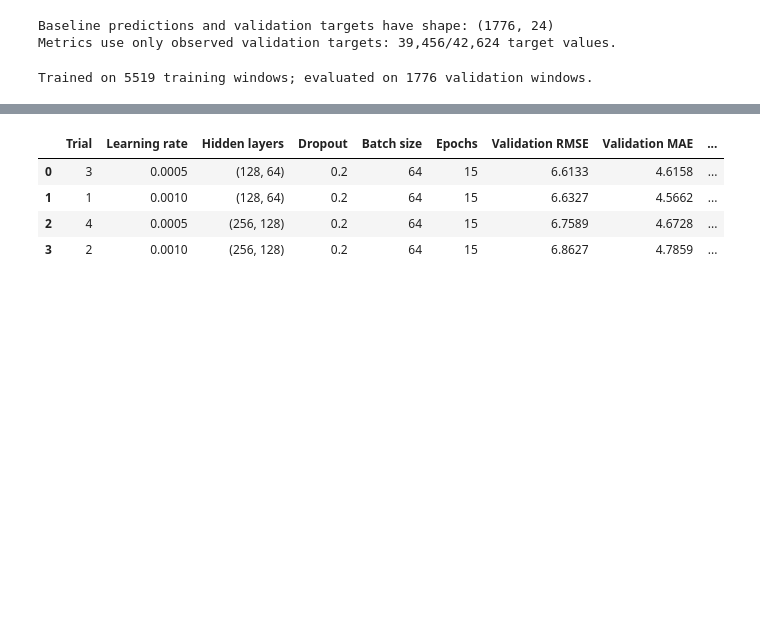
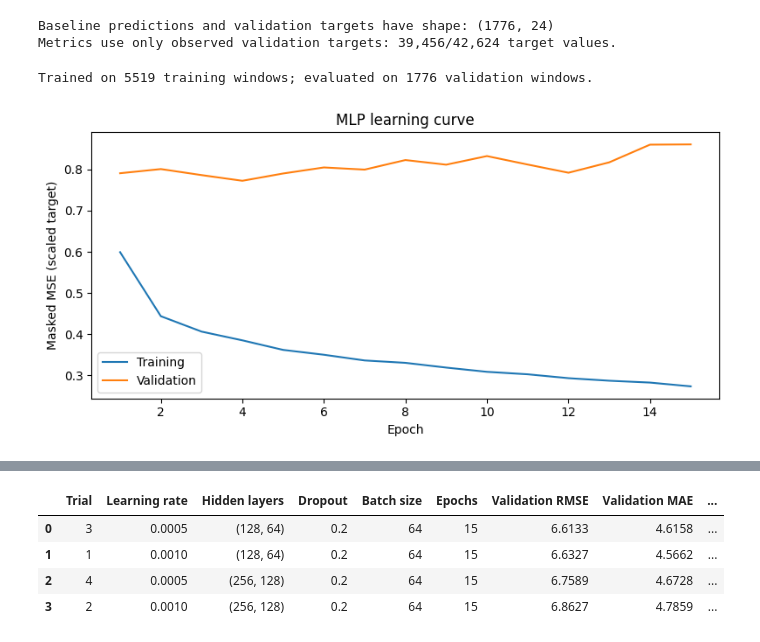
Before and after one commit to HarjapP/4010Project, a Jupyter notebook: practice_stage1_clean.ipynb, the cells around one changed output, grey strips where cells are left out. Saved outputs shown, nothing was run; the diff lists cells and outputs as text; code cells hidden in the pictures; blank space fills up the shorter version.

Commit message:
learning

```diff
--- a/practice_stage1_clean.ipynb
+++ b/practice_stage1_clean.ipynb
@@ -303,38 +310,64 @@ def masked_mse_loss(predictions, targets, target_mask):
 
 criterion = masked_mse_loss
 optimizer = torch.optim.Adam(mlp_model.parameters(), lr=learning_rate)
+mlp_training_losses, mlp_validation_losses = [], []
+val_tensor = torch.tensor(X_val, dtype=torch.float32, device=device)
+val_targets_tensor = torch.tensor(np.nan_to_num(y_val, nan=0.0), dtype=torch.float32, device=device)
+val_mask_tensor = torch.tensor(val_target_mask, dtype=torch.float32, device=device)
 
 # Only training batches contribute gradients or optimizer updates.
 mlp_training_start = time.perf_counter()
 for epoch in range(epochs):
     mlp_model.train()
+    epoch_loss_sum, epoch_target_count = 0.0, 0
     for batch_x, batch_y, batch_mask in train_loader:
         batch_x = batch_x.to(device)
         batch_y = batch_y.to(device)
         batch_mask = batch_mask.to(device)
 
         optimizer.zero_grad()
         predictions = mlp_model(batch_x)
         loss = criterion(predictions, batch_y, batch_mask)
         loss.backward()
         optimizer.step()
+        observed_count = int(batch_mask.sum().item())
+        epoch_loss_sum += loss.item() * observed_count
+        epoch_target_count += observed_count
+
+    mlp_training_losses.append(epoch_loss_sum / epoch_target_count)
+    mlp_model.eval()
+    with torch.no_grad():
+        val_predictions = mlp_model(val_tensor)
+        mlp_validation_losses.append(
+            criterion(val_predictions, val_targets_tensor, val_mask_tensor).item()
+        )
 mlp_training_seconds = time.perf_counter() - mlp_training_start
 
 # Validation is evaluation-only; it does not update model parameters.
 mlp_model.eval()
 validation_start = time.perf_counter()
 with torch.no_grad():
-    val_tensor = torch.tensor(X_val, dtype=torch.float32, device=device)
     mlp_pred_scaled = mlp_model(val_tensor).cpu().numpy()
 mlp_prediction_seconds = time.perf_counter() - validation_start
 
 mlp_pred_original = mlp_pred_scaled * target_scale + target_mean
 mlp_rmse = np.sqrt(mean_squared_error(y_val_original[observed_val], mlp_pred_original[observed_val]))
 mlp_mae = mean_absolute_error(y_val_original[observed_val], mlp_pred_original[observed_val])
 
 print(f"Trained on {len(X_train)} training windows; evaluated on {len(X_val)} validation windows.")
+
+plt.figure(figsize=(8, 4))
+plt.plot(range(1, epochs + 1), mlp_training_losses, label="Training")
+plt.plot(range(1, epochs + 1), mlp_validation_losses, label="Validation")
+plt.xlabel("Epoch")
+plt.ylabel("Masked MSE (scaled target)")
+plt.title("MLP learning curve")
+plt.legend()
+plt.tight_layout()
+plt.show()
 # %% [output]
 Trained on 5519 training windows; evaluated on 1776 validation windows.
+[figure, added]
 # %%
 # 9. Train the 1D CNN on training windows and evaluate on validation windows.
 # Reset the seed so this model's initialization and batch order are reproducible.
```
Also changed, not shown: parts of 3 cells of this notebook.
